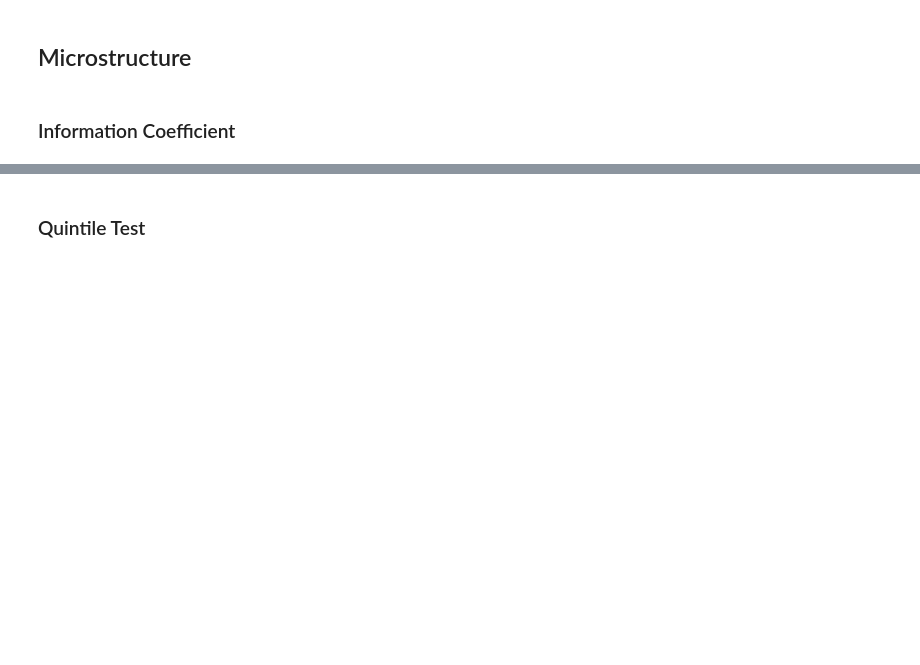
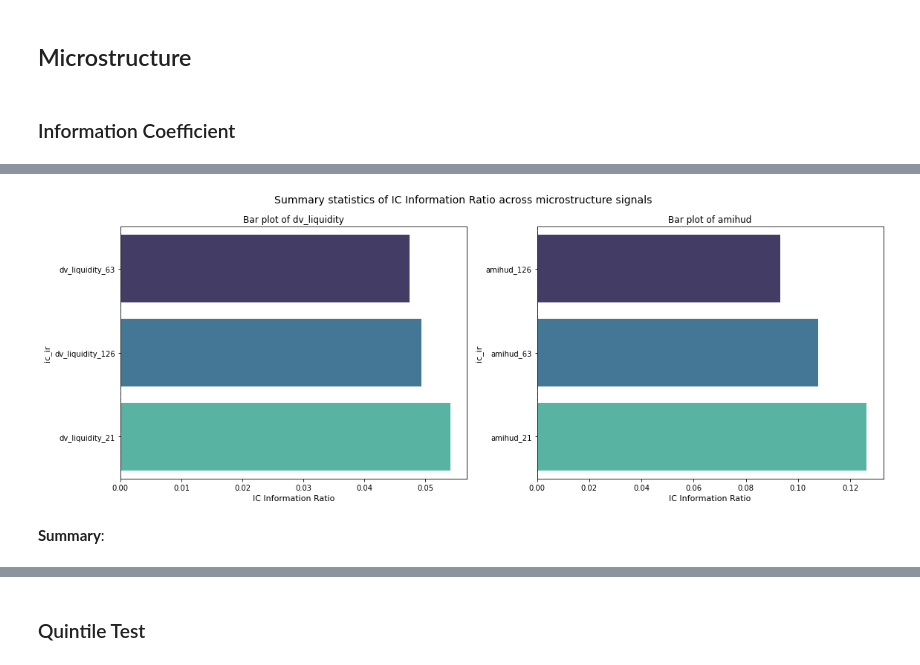
Before and after one commit to hungryfire267/systematic-equities-research, a Jupyter notebook: notebooks/research.ipynb, the cells around one changed output, grey strips where cells are left out. Saved outputs shown, nothing was run; the diff lists cells and outputs as text; code cells hidden in the pictures; blank space fills up the shorter version.

```diff
--- a/notebooks/research.ipynb
+++ b/notebooks/research.ipynb
@@ -176,0 +178,6 @@ plot_ic_summary_bar(microstructure_results_ic_dict, microstructure_summary_ic_df
+# %%
+plot_ic_summary_bar(microstructure_results_ic_dict, microstructure_summary_ic_df, "microstructure", metric="ic_ir")
+# %% [output]
+[figure, added]
+# %% [markdown]
+**Summary**:
```
Also changed, not shown: parts of 31 cells of this notebook, 8 other files.
